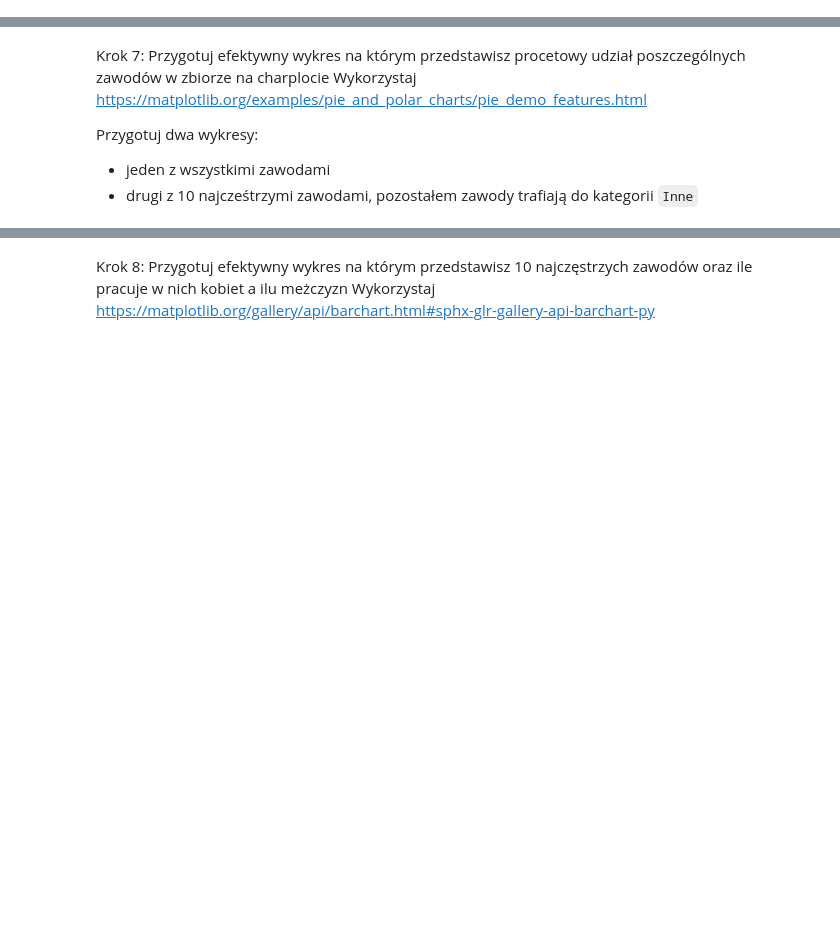
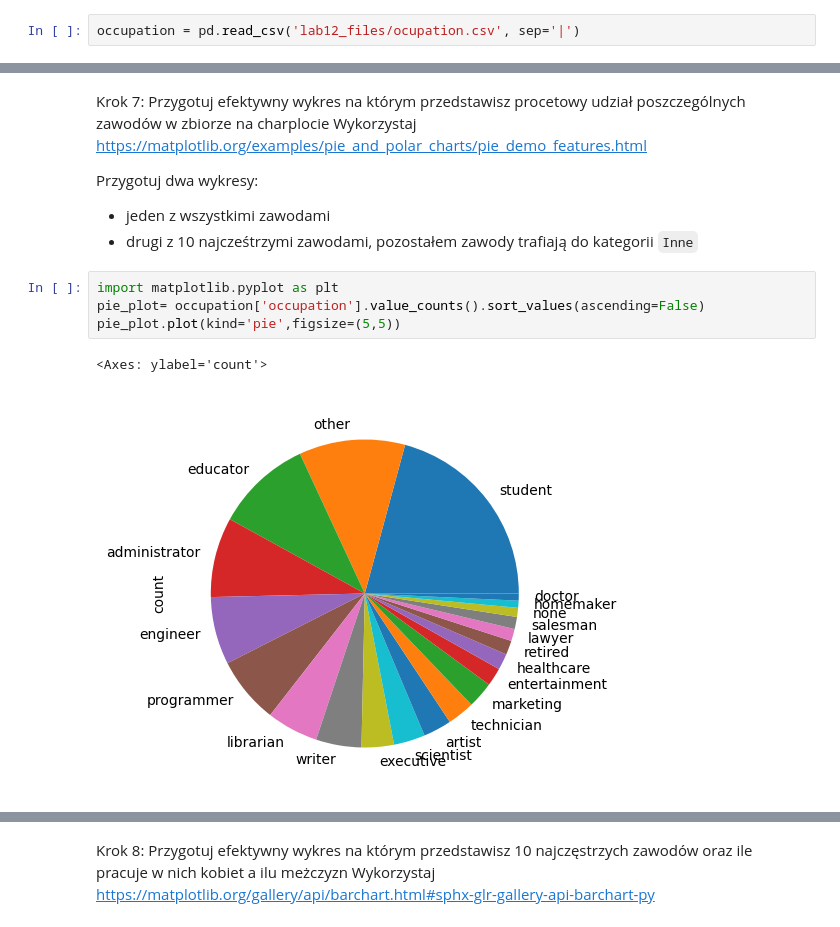
Before and after one commit to Dora455/effective_python, a Jupyter notebook: lab12.ipynb, the cells around one changed output, grey strips where cells are left out. Cells and saved outputs as stored; diff of their text form; blank space fills up the shorter version.

```diff
--- a/lab12.ipynb
+++ b/lab12.ipynb
@@ -157,5 +157,7 @@ Name: count, dtype: float64
 ## Część II
 # %% [markdown]
 Krok 1: Wczytaj dane
+# %%
+occupation = pd.read_csv('lab12_files/ocupation.csv', sep='|')
 # %% [markdown]
 Krok 2: Podejrzyj pierwsze 25 rekordów
@@ -174,3 +224,10 @@ Wykorzystaj https://matplotlib.org/examples/pie_and_polar_charts/pie_demo_featur
 Przygotuj dwa wykresy:
 - jeden z wszystkimi zawodami
 - drugi z 10 najcześtrzymi zawodami, pozostałem zawody trafiają do kategorii `Inne`
+# %%
+import matplotlib.pyplot as plt
+pie_plot= occupation['occupation'].value_counts().sort_values(ascending=False)
+pie_plot.plot(kind='pie',figsize=(5,5))
+# %% [output]
+<Axes: ylabel='count'>
+[figure, added]
```
Also changed, not shown: parts of 9 cells of this notebook.
